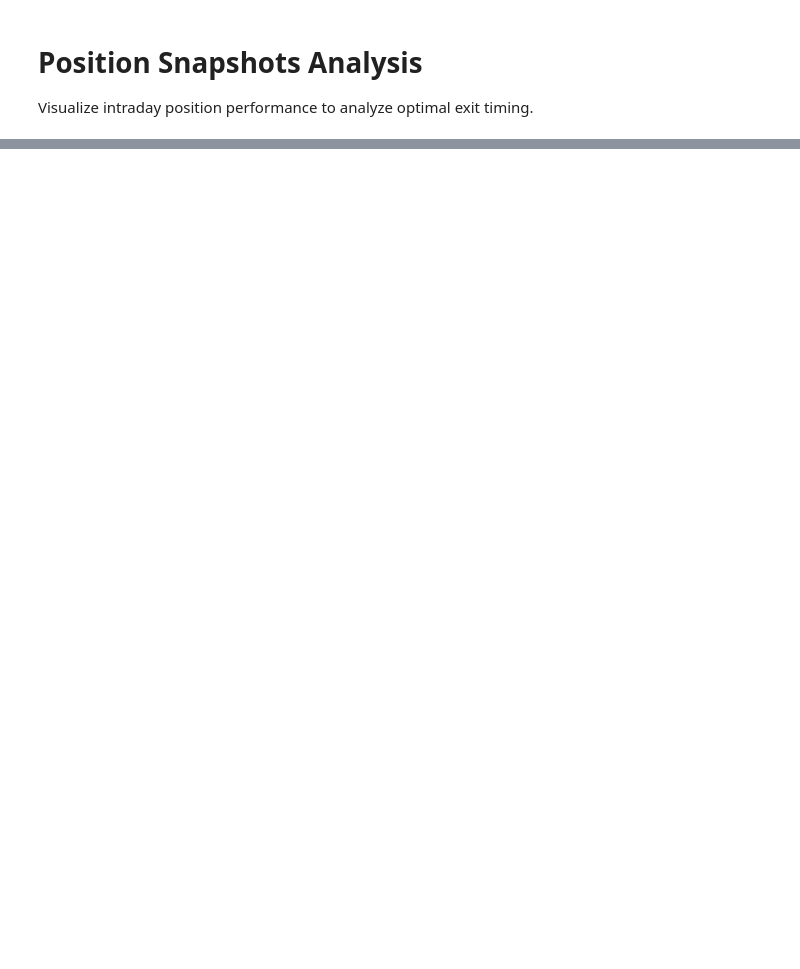
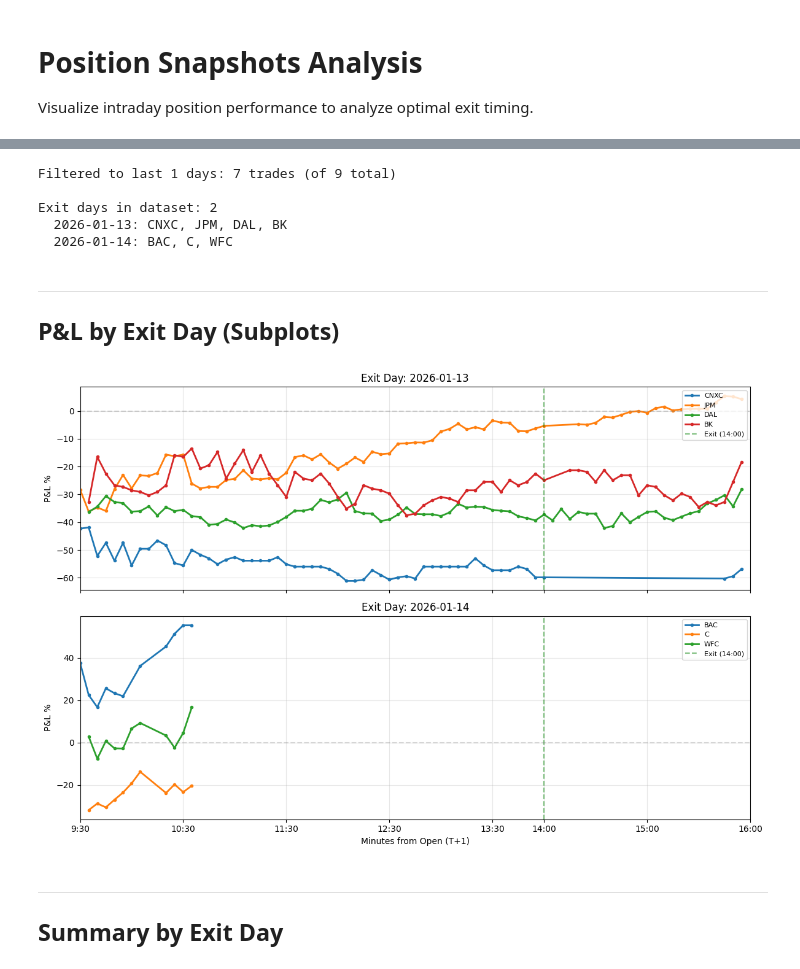
Before and after one commit to B3AU/yamm, a Jupyter notebook: notebooks/position_snapshots.ipynb, the cells around one changed output, grey strips where cells are left out. Drawn from its saved outputs; the diff is of its cells as text; code cells hidden in the pictures; blank space fills up the shorter version.

```diff
--- a/notebooks/position_snapshots.ipynb
+++ b/notebooks/position_snapshots.ipynb
@@ -82,0 +75,71 @@ Time range: 0 to 385 min from open
+# %%
+# Apply date filter if configured
+if LAST_N_DAYS is not None:
+    cutoff_date = (datetime.now(ET) - timedelta(days=LAST_N_DAYS)).date()
+    df_filtered = df[df['snap_date'] >= cutoff_date]
+    n_filtered_trades = df_filtered['trade_id'].nunique()
+    n_total_trades = df['trade_id'].nunique()
+    print(f"Filtered to last {LAST_N_DAYS} days: {n_filtered_trades} trades (of {n_total_trades} total)")
+    df = df_filtered
+else:
+    print("Showing all trades (no date filter)")
+
+# Get unique exit dates for grouping
+exit_dates = sorted(df['snap_date'].unique())
+print(f"\nExit days in dataset: {len(exit_dates)}")
+for d in exit_dates:
+    day_trades = df[df['snap_date'] == d]['ticker'].unique()
+    print(f"  {d}: {', '.join(day_trades)}")
+# %% [output]
+Filtered to last 1 days: 7 trades (of 9 total)
+
+Exit days in dataset: 2
+  2026-01-13: CNXC, JPM, DAL, BK
+  2026-01-14: BAC, C, WFC
+# %% [markdown]
+---
+## P&L by Exit Day (Subplots)
+# %%
+# Subplots by exit day - one row per day, shared x-axis
+n_days = len(exit_dates)
+
+if n_days == 0:
+    print("No data to plot after filtering.")
+else:
+    fig, axes = plt.subplots(n_days, 1, figsize=(12, 4*n_days), sharex=True)
+    if n_days == 1:
+        axes = [axes]  # Make iterable
+
+    for i, exit_date in enumerate(exit_dates):
+        ax = axes[i]
+        day_df = df[df['snap_date'] == exit_date]
+
+        for trade_id in day_df['trade_id'].unique():
+            trade_df = day_df[day_df['trade_id'] == trade_id]
+            ticker = trade_df['ticker'].iloc[0]
+            ax.plot(trade_df['exit_day_min'], trade_df['unrealized_pnl_pct'] * 100,
+                    marker='o', label=ticker, linewidth=2, markersize=3)
+
+        ax.axvline(x=270, color='green', linestyle='--', alpha=0.5, label='Exit (14:00)')
+        ax.axhline(y=0, color='gray', linestyle='--', alpha=0.3)
+        ax.set_ylabel('P&L %')
+        ax.set_title(f'Exit Day: {exit_date}')
+        ax.legend(loc='upper right', fontsize=8)
+        ax.grid(True, alpha=0.3)
+        ax.set_xlim(0, 390)
+
+    axes[-1].set_xlabel('Minutes from Open (T+1)')
+
+    # Add time reference to bottom
+    time_ticks = [0, 60, 120, 180, 240, 270, 330, 390]
+    time_labels = ['9:30', '10:30', '11:30', '12:30', '13:30', '14:00', '15:00', '16:00']
+    axes[-1].set_xticks(time_ticks)
+    axes[-1].set_xticklabels(time_labels)
+
+    plt.tight_layout()
+    plt.show()
+# %% [output]
+[figure, added]
+# %% [markdown]
+---
+## Summary by Exit Day
```
Also changed, not shown: parts of 15 cells of this notebook, 1 other file.
